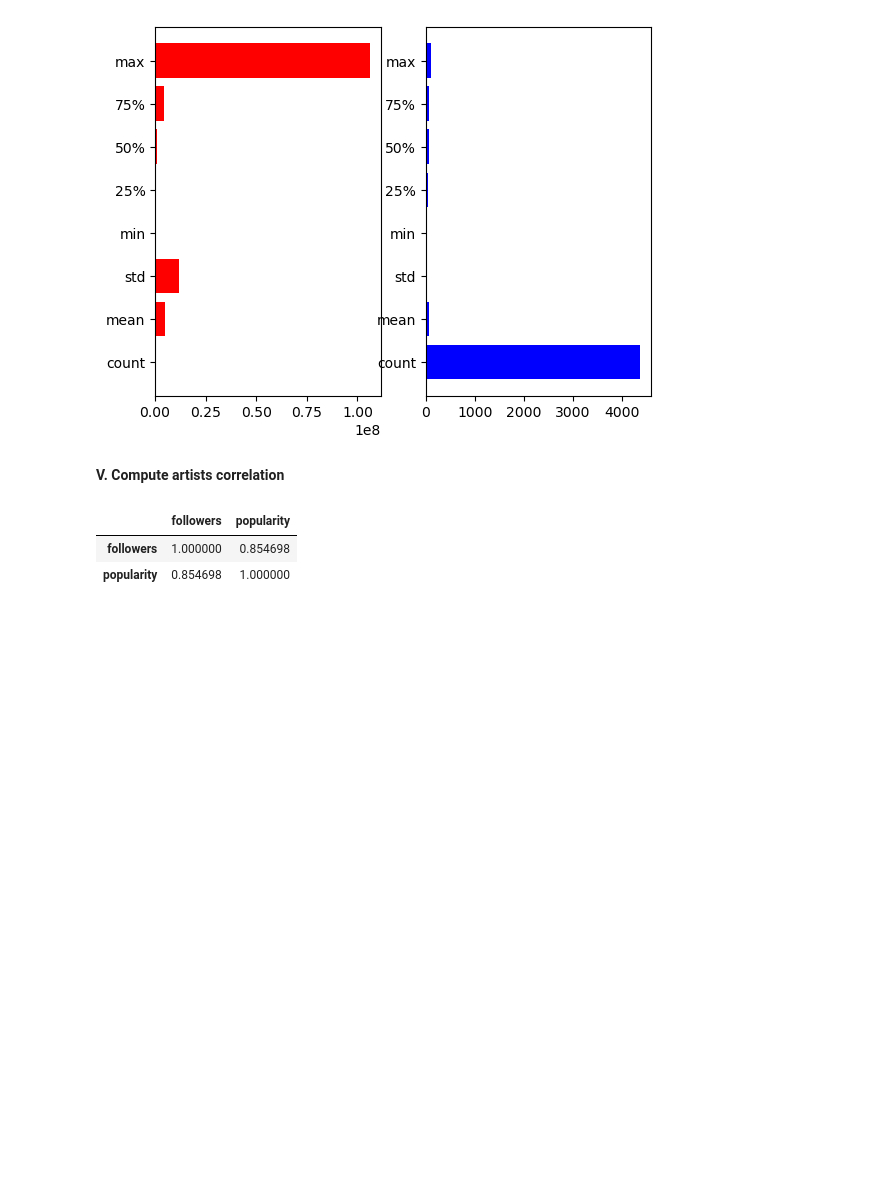
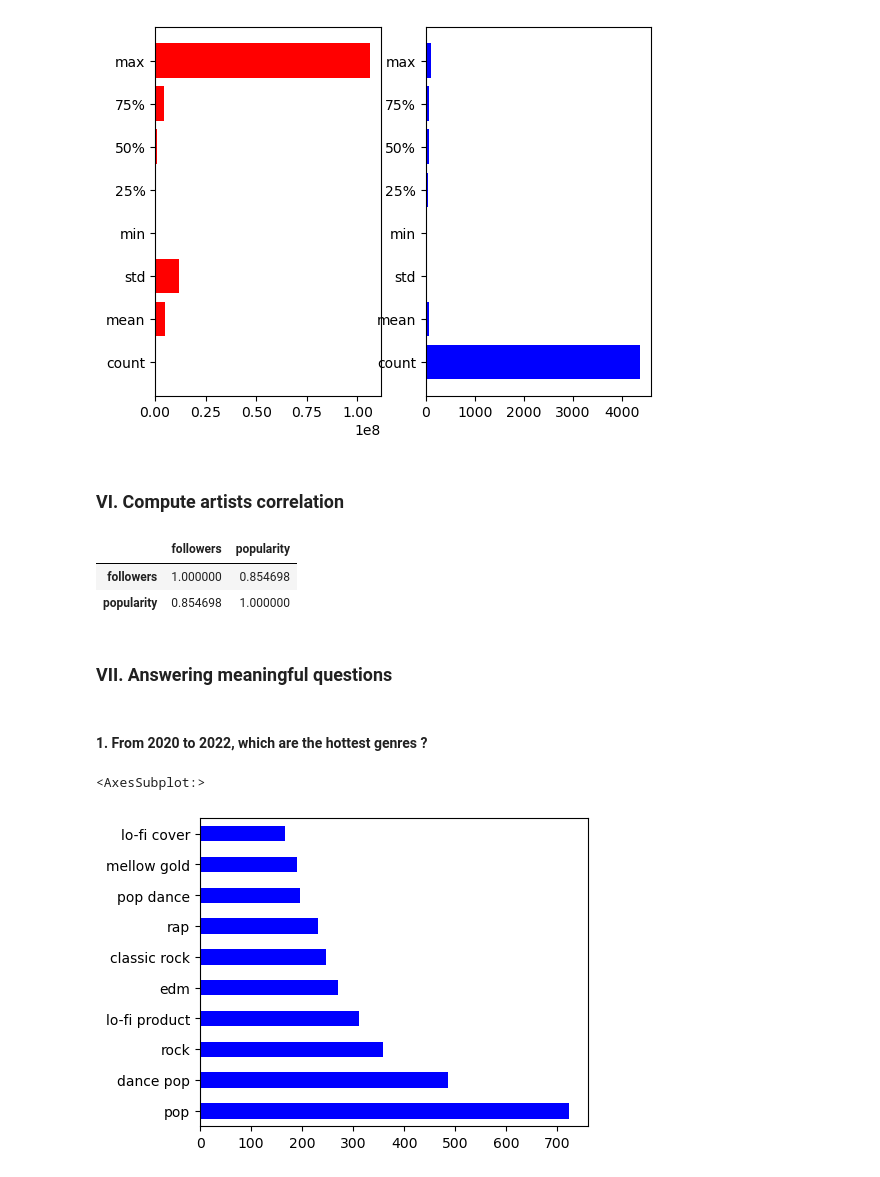
Before and after one commit to quytrungg/Final_Project_CSC14119, a Jupyter notebook: artists_data_exploration.ipynb, the cells around one changed output. Saved outputs shown, nothing was run; the diff lists cells and outputs as text; code cells hidden in the pictures; blank space fills up the shorter version.

Commit message:
answering meaningful qs

```diff
--- a/artists_data_exploration.ipynb
+++ b/artists_data_exploration.ipynb
@@ -71,0 +80,4 @@ raw_data['id'].nunique()
+# %%
+handled_data = raw_data.dropna(how='any',axis=0)
+handled_data = handled_data.reset_index(drop=True)
+handled_data
@@ -127,10 +173,19 @@ ax[1].barh(data_description.index, data_description['popularity'], color = 'blue
 <Figure size 2000x2000 with 0 Axes>
 [figure]
 # %% [markdown]
-**V. Compute artists correlation**
+### VI. Compute artists correlation
 # %%
 raw_data.corr(method="spearman")
 # %% [output]
 |  | followers | popularity |
 | followers | 1.000000 | 0.854698 |
 | popularity | 0.854698 | 1.000000 |
+# %% [markdown]
+### VII. Answering meaningful questions
+# %% [markdown]
+#### 1. From 2020 to 2022, which are the hottest genres ?
+# %%
+handled_data['genres'].str.split(', ').explode().value_counts().nlargest(10).plot.barh(figsize=(5,4), color='blue')
+# %% [output]
+<AxesSubplot:>
+[figure, added]
```
Also changed, not shown: parts of 15 cells of this notebook.
